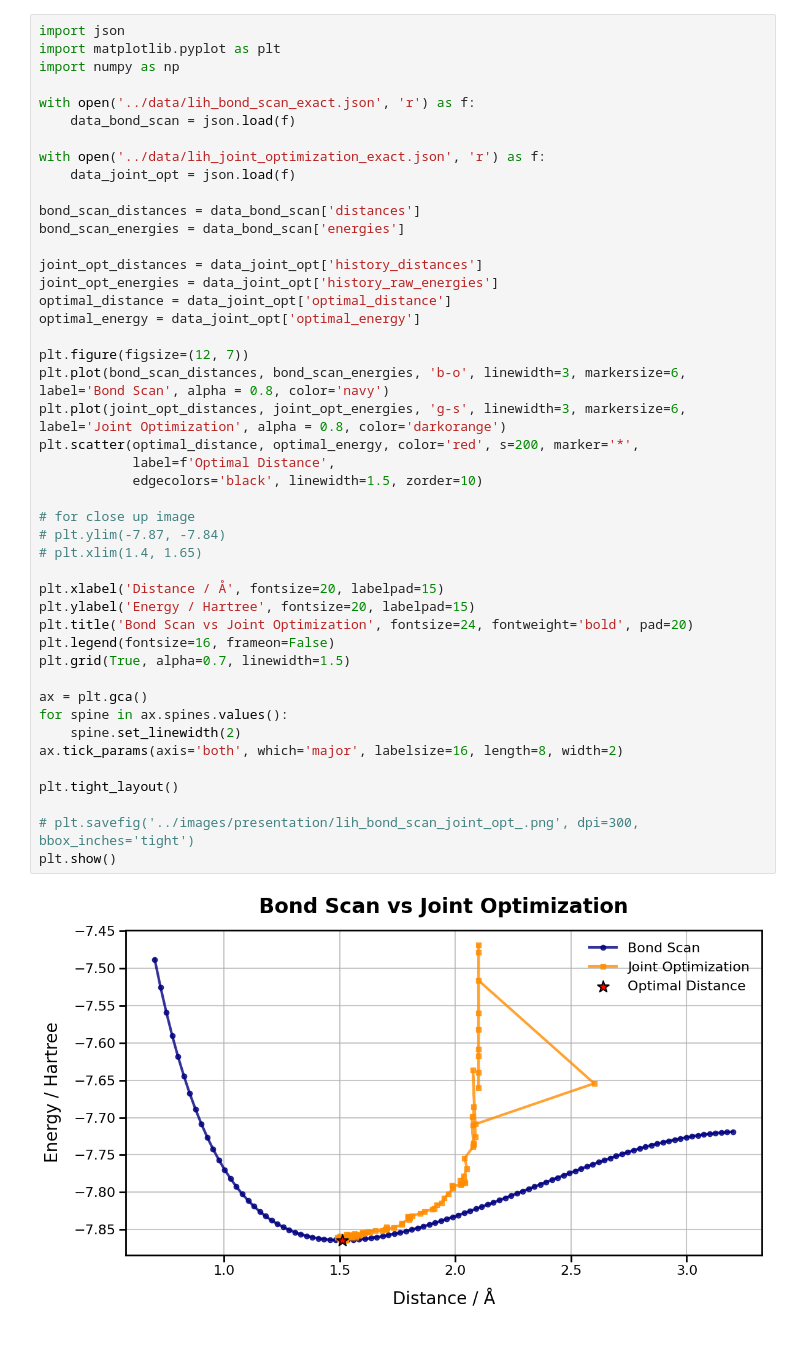
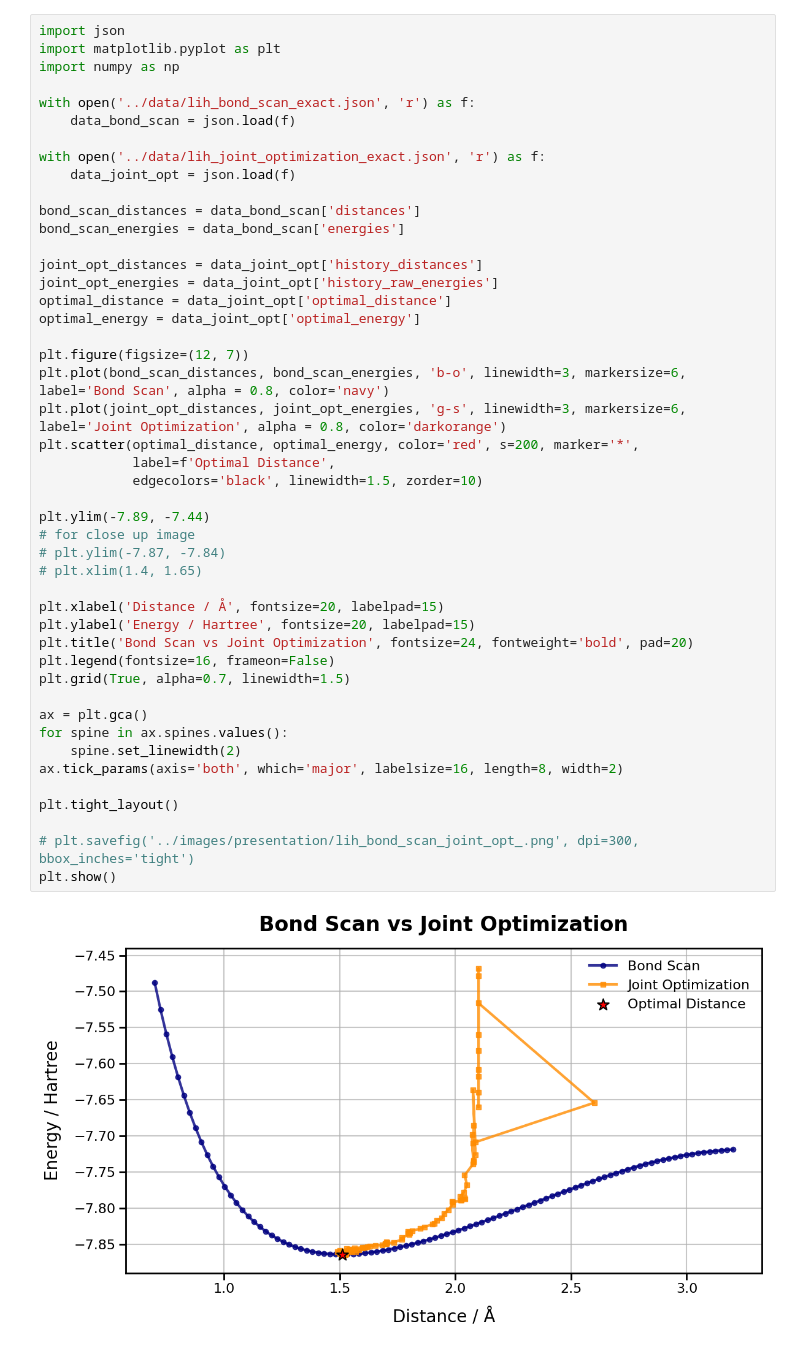
Before and after one commit to LukasMeinschad/vu_quantum_computing, a Jupyter notebook: additional_notebooks/lih_joint_opt-bond_scan.ipynb, the cells around one changed output. Drawn from its saved outputs; the diff is of its cells as text.

Commit message:
update lih joint optimization plots for presentation

```diff
--- a/additional_notebooks/lih_joint_opt-bond_scan.ipynb
+++ b/additional_notebooks/lih_joint_opt-bond_scan.ipynb
@@ -17,31 +17,32 @@ joint_opt_energies = data_joint_opt['history_raw_energies']
 optimal_distance = data_joint_opt['optimal_distance']
 optimal_energy = data_joint_opt['optimal_energy']
 
 plt.figure(figsize=(12, 7))
 plt.plot(bond_scan_distances, bond_scan_energies, 'b-o', linewidth=3, markersize=6, label='Bond Scan', alpha = 0.8, color='navy')
 plt.plot(joint_opt_distances, joint_opt_energies, 'g-s', linewidth=3, markersize=6, label='Joint Optimization', alpha = 0.8, color='darkorange')
 plt.scatter(optimal_distance, optimal_energy, color='red', s=200, marker='*',
             label=f'Optimal Distance',
             edgecolors='black', linewidth=1.5, zorder=10)
 
+plt.ylim(-7.89, -7.44)
 # for close up image
 # plt.ylim(-7.87, -7.84)
 # plt.xlim(1.4, 1.65)
 
 plt.xlabel('Distance / Å', fontsize=20, labelpad=15)
 plt.ylabel('Energy / Hartree', fontsize=20, labelpad=15)
 plt.title('Bond Scan vs Joint Optimization', fontsize=24, fontweight='bold', pad=20)
 plt.legend(fontsize=16, frameon=False)
 plt.grid(True, alpha=0.7, linewidth=1.5)
 
 ax = plt.gca()
 for spine in ax.spines.values():
     spine.set_linewidth(2)
 ax.tick_params(axis='both', which='major', labelsize=16, length=8, width=2)
 
 plt.tight_layout()
 
 # plt.savefig('../images/presentation/lih_bond_scan_joint_opt_.png', dpi=300, bbox_inches='tight')
 plt.show()
 # %% [output]
-[figure, old version]
+[figure, new version]
```
Also changed, not shown: 2 other files.
